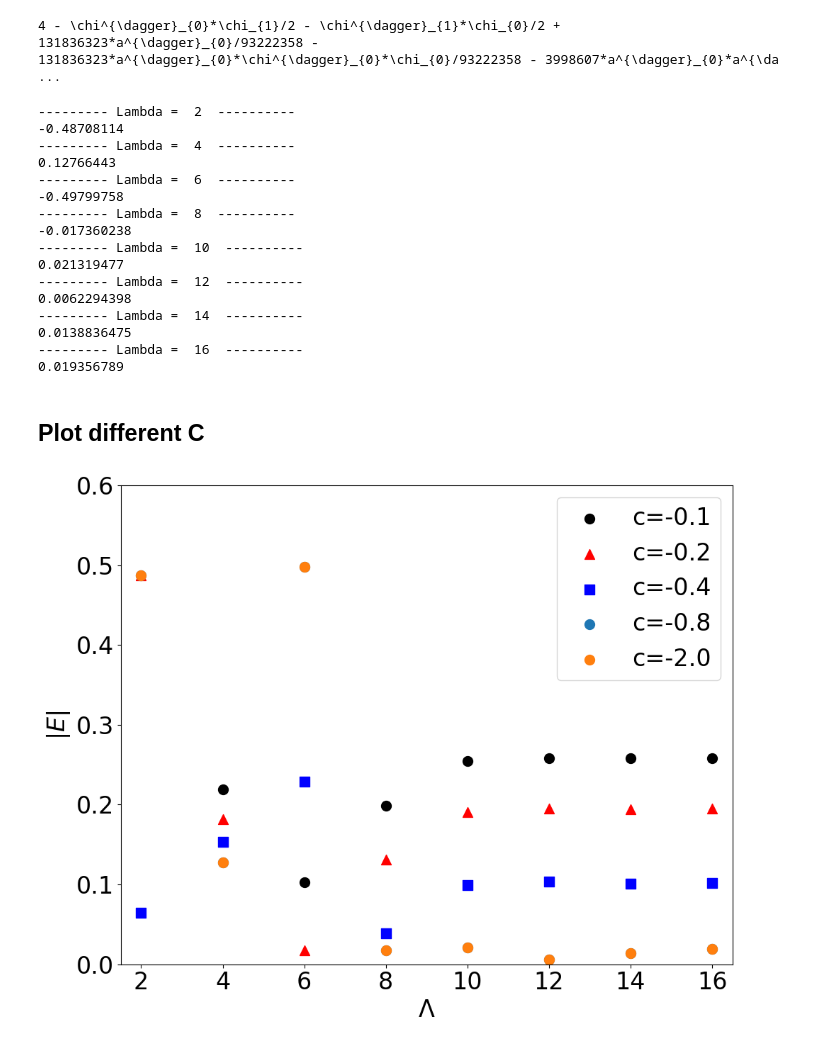
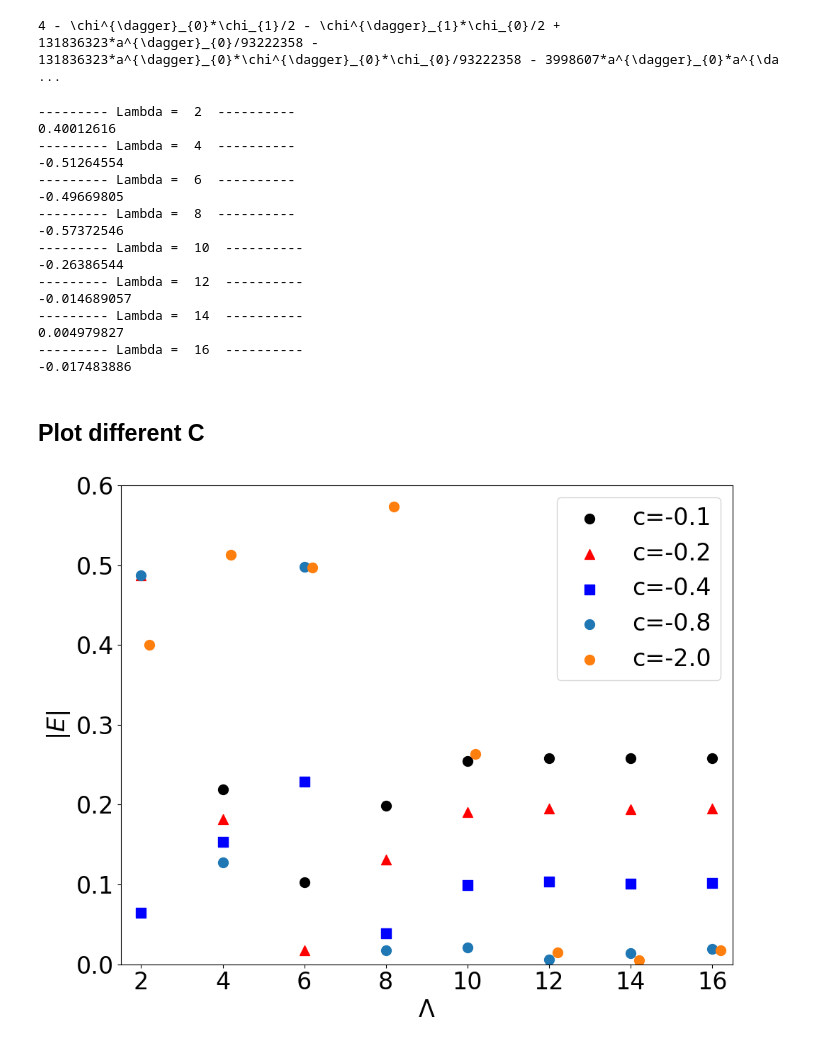
Before and after one commit to chrisculver/WessZumino, a Jupyter notebook: 2Site/VQE_quad.ipynb, the cells around one changed output. Cells and saved outputs as stored; diff of their text form; code cells hidden in the pictures.

```diff
--- a/2Site/VQE_quad.ipynb
+++ b/2Site/VQE_quad.ipynb
@@ -162,3 +163,32 @@ gates for one trotter step =  71458
 --------- Lambda =  8  ----------
 8 & 1.31e-01 & 1.70e+00 \\
 gates for one trotter step =  7822
+# %%
+cutoff=16
+print("--------- Lambda = ", cutoff, " ----------")
+hamMat=convert_to_matrix(hoHam,cutoff,N,aops,adags,xs,xdags)
+ens=scipy.sparse.linalg.eigs(hamMat,k=6,sigma=0.0)[0]
+
+ps=matrix_to_pauli_strings(hamMat,standard_encode)
+op = pauli_string_to_op(ps)
+with open("Data/op_quad_cm0p2_lambda{}.pickle".format(cutoff), "wb") as f:
+    pickle.dump(op, f)
+
+nq=math.floor(math.log2(hamMat.shape[0]))
+if not math.log2(hamMat.shape[0]).is_integer():
+    nq+=1
+
+ansatz = RealAmplitudes(nq, reps=cutoff)
+
+
+vqe = VQE(ansatz=ansatz, optimizer=COBYLA(), quantum_instance=qinstance)
+results=[]
+for i in range(10):
+    results.append(vqe.compute_minimum_eigenvalue(op).eigenvalue.real)
+
+print("{} & {:.2e} & {:.2e} \\\\".format(cutoff, np.min(ens).real, np.array(results).min()))
+
+qc = QuantumCircuit(nq,nq)
+qc.append(op_to_trotter(op,0.1), [i for i in range(nq)])
+tmp = transpile(qc, basis_gates = ['cx', 'u1', 'u2', 'u3', 'H', 'X', 'Y', 'Z'])
+print("gates for one trotter step = ", tmp.count_ops().get('cx'))
@@ -458,21 +492,21 @@ for cutoff in range(2,18,2):
     e0raw2p0.append(np.min(ens).real)
 # %% [output]
 --------- Lambda =  2  ----------
--0.48708114
+0.40012616
 --------- Lambda =  4  ----------
-0.12766443
+-0.51264554
 --------- Lambda =  6  ----------
--0.49799758
+-0.49669805
 --------- Lambda =  8  ----------
--0.017360238
+-0.57372546
 --------- Lambda =  10  ----------
-0.021319477
+-0.26386544
 --------- Lambda =  12  ----------
-0.0062294398
+-0.014689057
 --------- Lambda =  14  ----------
-0.0138836475
+0.004979827
 --------- Lambda =  16  ----------
-0.019356789
+-0.017483886
 # %% [markdown]
 ## Plot different C
 # %%
@@ -506,28 +540,28 @@ e0raw0p1=[-0.71500087,
 # %%
 import matplotlib.pyplot as plt
 
 import matplotlib
 #matplotlib.use("Agg")
 plt.style.use("paper.mplstyle")
 
 fig, ax = plt.subplots()
 
 plt.scatter([x for x in range(2,18,2)],[abs(en.real) for en in e0raw0p1], c='black', marker='o', label='c=-0.1')
 plt.scatter([x for x in range(2,18,2)],[abs(en.real) for en in e0raw0p2], c='red', marker='^', label='c=-0.2')
 plt.scatter([x for x in range(2,18,2)],[abs(en.real) for en in e0raw0p4], c='blue', marker='s', label='c=-0.4')
 plt.scatter([x for x in range(2,18,2)],[abs(en.real) for en in e0raw0p8], label='c=-0.8')
-plt.scatter([x for x in range(2,18,2)],[abs(en.real) for en in e0raw2p0], label='c=-2.0')
+plt.scatter([x+0.2 for x in range(2,18,2)],[abs(en.real) for en in e0raw2p0], label='c=-2.0')
 
 plt.xlabel('$\\Lambda$')
 plt.ylabel('$|E|$')
 
 plt.xlim(1.5,16.5)
 plt.ylim(0,0.6)
 #plt.yscale('log')
 
 
 plt.legend(loc='upper right')
 
 plt.savefig('Plots/WZ_2site_quad_allc_classical.pdf',bbox_inches='tight')
 # %% [output]
-[figure, old version]
+[figure, new version]
```
Also changed, not shown: parts of 6 cells of this notebook, 3 other files.
